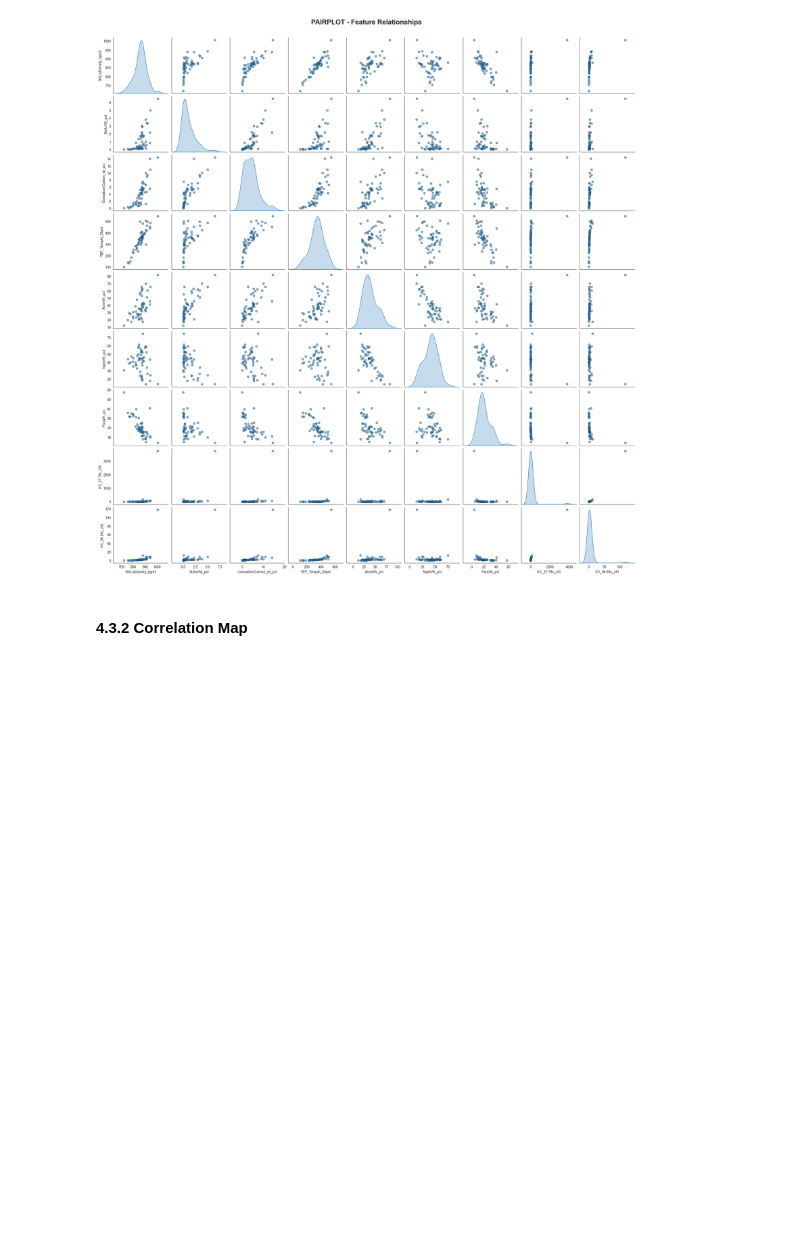
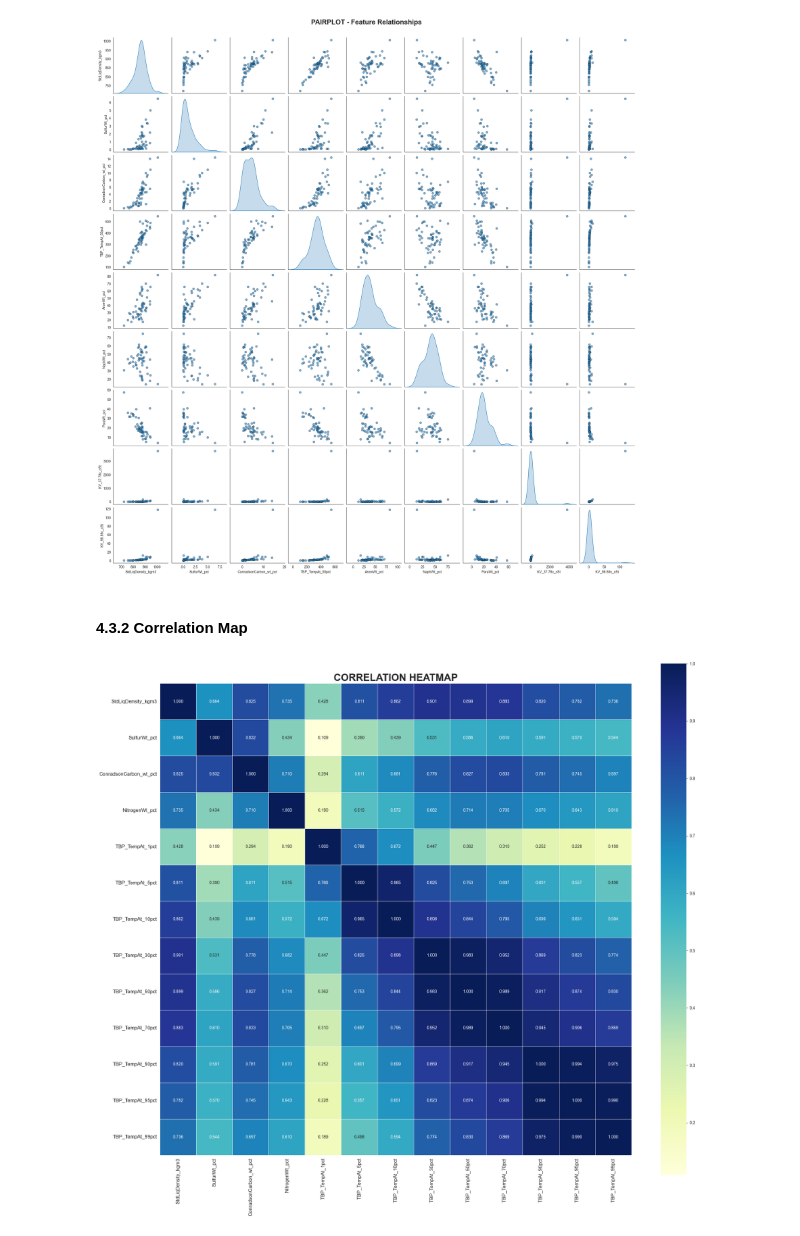
Before and after one commit to aditi-gupta-git/Crude-Oil-Characterization-and-Products-Properties-Estimation, a Jupyter notebook: notebook/ExploratoryDataAnalysis.ipynb, the cells around one changed output. Saved outputs shown, nothing was run; the diff lists cells and outputs as text; code cells hidden in the pictures; blank space fills up the shorter version.

```diff
--- a/notebook/ExploratoryDataAnalysis.ipynb
+++ b/notebook/ExploratoryDataAnalysis.ipynb
@@ -491,15 +618,17 @@ Text(0.5, 1.02, 'PAIRPLOT - Feature Relationships')
 # %%
 variables = ['StdLiqDensity_kgm3', 'SulfurWt_pct', 'ConradsonCarbon_wt_pct', 'NitrogenWt_pct','TBP_TempAt_1pct', 'TBP_TempAt_5pct', 'TBP_TempAt_10pct',
             'TBP_TempAt_30pct', 'TBP_TempAt_50pct', 'TBP_TempAt_70pct', 'TBP_TempAt_90pct', 'TBP_TempAt_95pct', 'TBP_TempAt_99pct']
 #Correlation matrix
 corr_matrix = df[variables].corr()
 
 #Plot heatmap
 plt.figure(figsize=(22, 22))
-sns.heatmap(corr_matrix, annot=True, fmt=".3f", cmap='YlGnBu', center=0, square=True, cbar_kws={"shrink": 0.8}, linewidths=0.7)
+sns.heatmap(corr_matrix, annot=True, fmt=".3f", cmap='YlGnBu', square=True, cbar_kws={"shrink": 0.8}, linewidths=0.7)
 
 plt.title('CORRELATION HEATMAP', fontsize=24, fontweight='bold', y=1)
 plt.xticks(fontsize=12)
 plt.yticks(fontsize=12)
 plt.tight_layout()
 plt.show()
+# %% [output]
+[figure, added]
```
Also changed, not shown: parts of 23 cells of this notebook, 3 other files.
